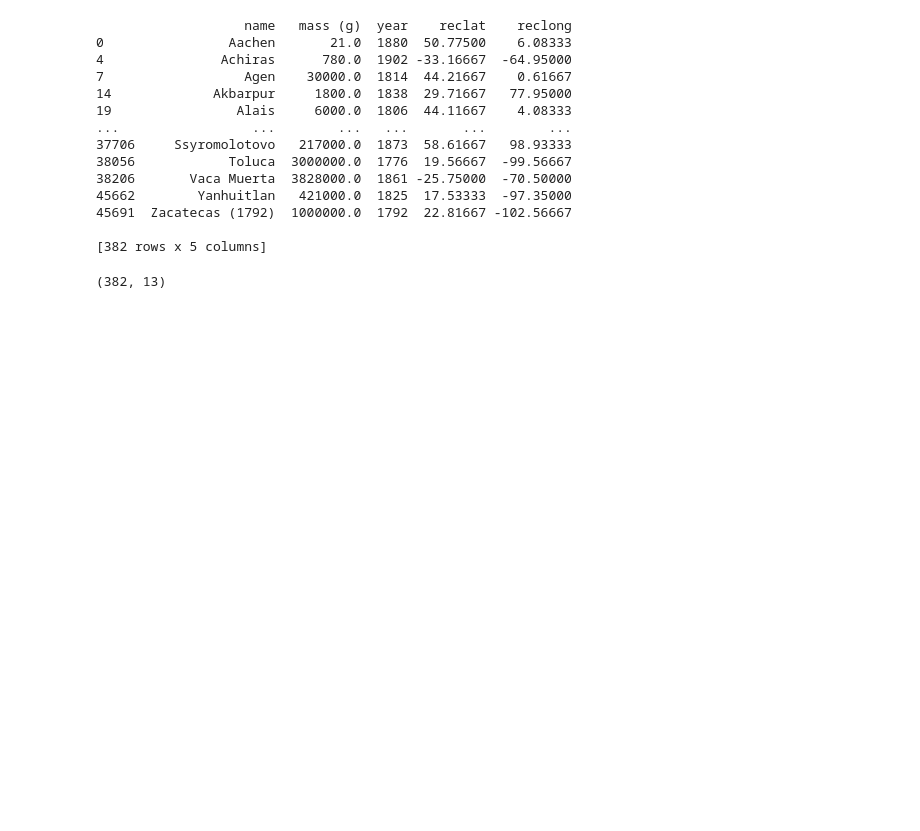
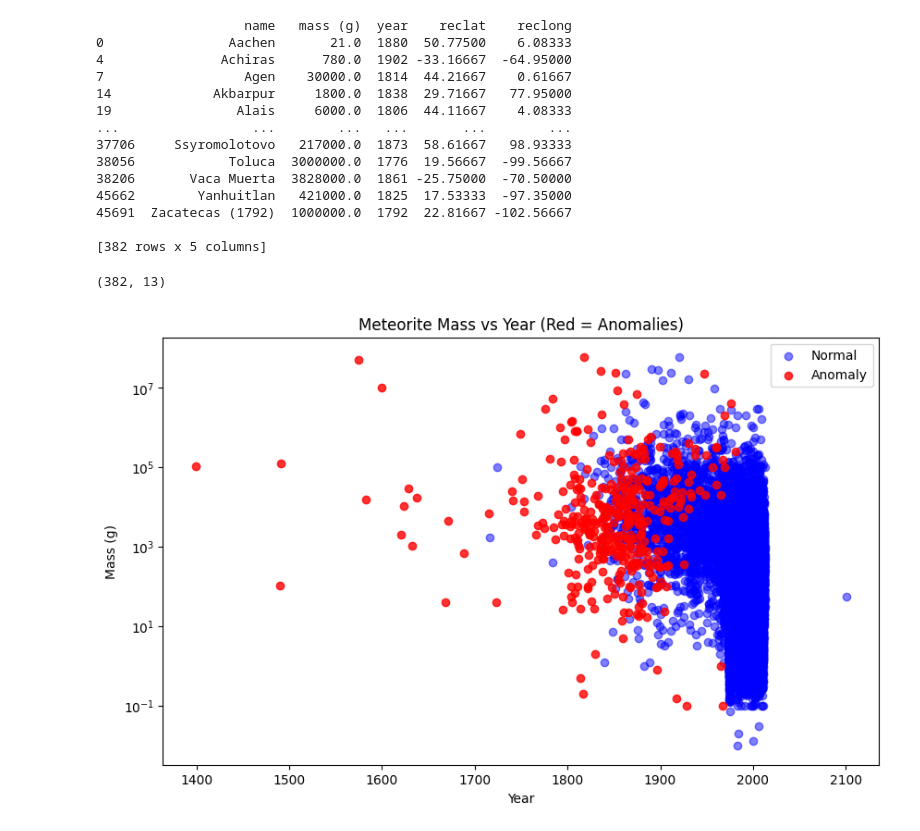
Before and after one commit to AskariAbidi18/meteorite_landing_anomaly_detection, a Jupyter notebook: logic.ipynb, the cells around one changed output. Drawn from its saved outputs; the diff is of its cells as text; code cells hidden in the pictures; blank space fills up the shorter version.

```diff
--- a/logic.ipynb
+++ b/logic.ipynb
@@ -143,3 +143,30 @@ anomalies.shape
 
 [382 rows x 5 columns]
 (382, 13)
+# %%
+# Separate normal and anomalous points
+normal = df[df['anomaly'] == 0]
+anomalies = df[df['anomaly'] == 1]
+
+# Create the plot
+plt.figure(figsize=(10, 6))
+
+# Plot normal data in blue
+plt.scatter(normal['year'], normal['mass (g)'], color='blue', label='Normal', alpha=0.5)
+
+# Plot anomalies in red
+plt.scatter(anomalies['year'], anomalies['mass (g)'], color='red', label='Anomaly', alpha=0.8)
+
+# Log scale for Y-axis
+plt.yscale('log')
+
+# Labels and title
+plt.xlabel('Year')
+plt.ylabel('Mass (g)')
+plt.title('Meteorite Mass vs Year (Red = Anomalies)')
+plt.legend()
+
+# Show plot
+plt.show()
+# %% [output]
+[figure, added]
```
Also changed, not shown: parts of 1 cell of this notebook.
